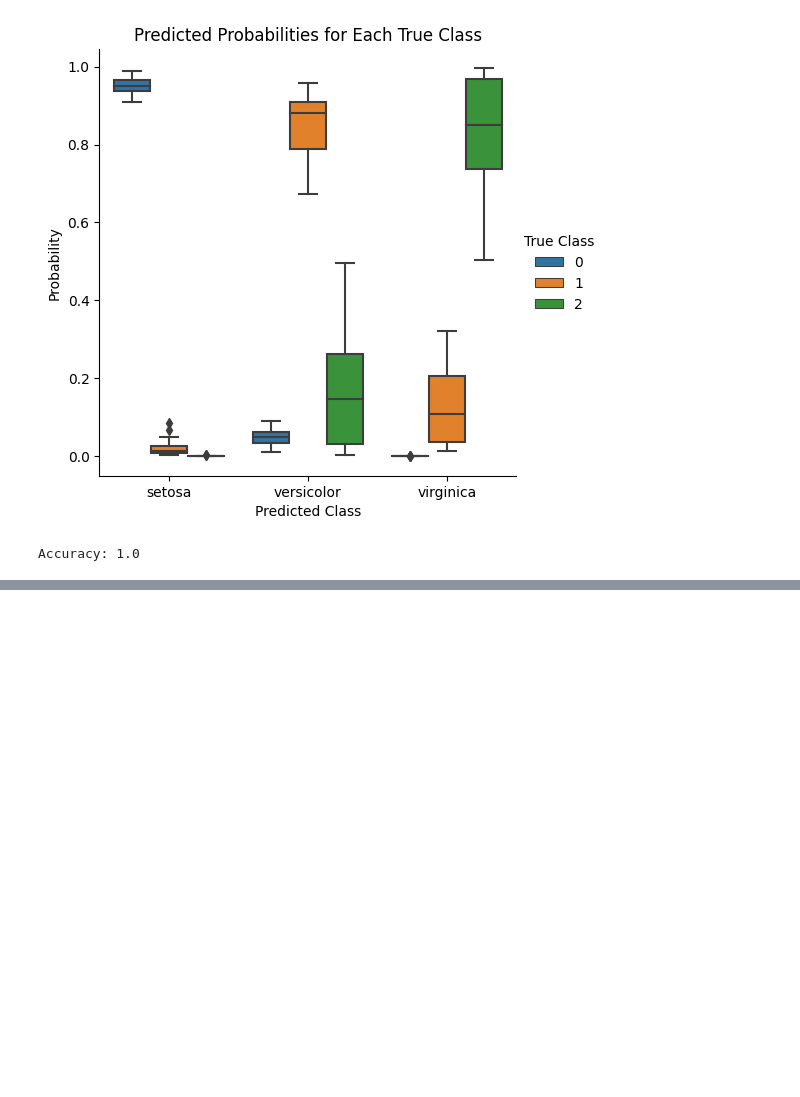
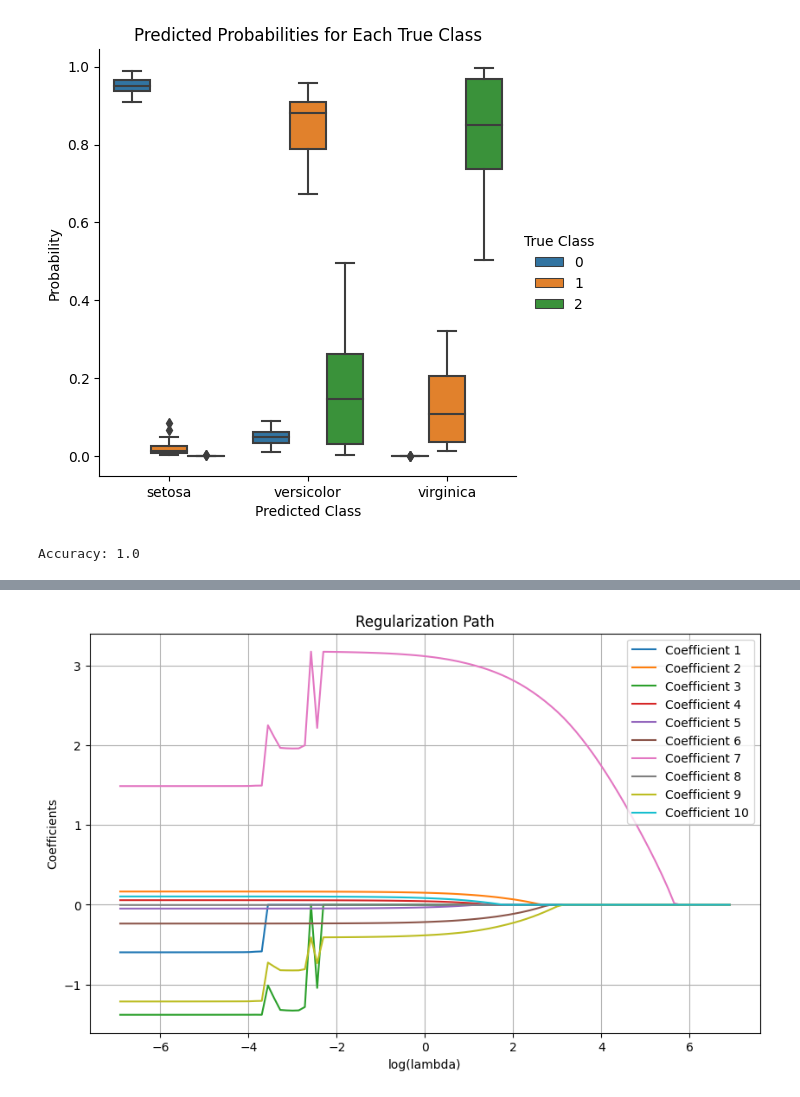
Before and after one commit to Versus-91/aitoolkit, a Jupyter notebook: test.ipynb, the cells around one changed output, grey strips where cells are left out. Saved outputs shown, nothing was run; the diff lists cells and outputs as text; code cells hidden in the pictures; blank space fills up the shorter version.

```diff
--- a/test.ipynb
+++ b/test.ipynb
@@ -376,0 +496,40 @@ Accuracy: 1.0
+# %%
+import numpy as np
+import matplotlib.pyplot as plt
+from sklearn.datasets import make_classification
+from sklearn.linear_model import LogisticRegression
+from sklearn.model_selection import train_test_split
+from sklearn.preprocessing import StandardScaler
+
+# Generate some synthetic data
+X, y = make_classification(n_samples=1000, n_features=10, n_classes=2, random_state=42)
+
+# Split the data into training and testing sets
+X_train, X_test, y_train, y_test = train_test_split(X, y, test_size=0.2, random_state=42)
+
+# Standardize features
+scaler = StandardScaler()
+X_train_scaled = scaler.fit_transform(X_train)
+X_test_scaled = scaler.transform(X_test)
+
+# Define a range of regularization parameters
+alphas = np.logspace(-3, 3, 100)
+
+# Train logistic regression models with different regularization parameters
+coefficients = []
+for alpha in alphas:
+    log_reg = LogisticRegression(penalty='l1', solver='liblinear', C=1/alpha, random_state=42)
+    log_reg.fit(X_train_scaled, y_train)
+    coefficients.append(log_reg.coef_[0])
+
+# Plot the coefficients as a function of log(lambda)
+plt.figure(figsize=(10, 6))
+plt.plot(np.log(alphas), coefficients)
+plt.xlabel('log(lambda)')
+plt.ylabel('Coefficients')
+plt.title('Regularization Path')
+plt.legend([f'Coefficient {i+1}' for i in range(X.shape[1])])
+plt.grid(True)
+plt.show()
+# %% [output]
+[figure, added]
```
Also changed, not shown: parts of 3 cells of this notebook, 6 other files.
